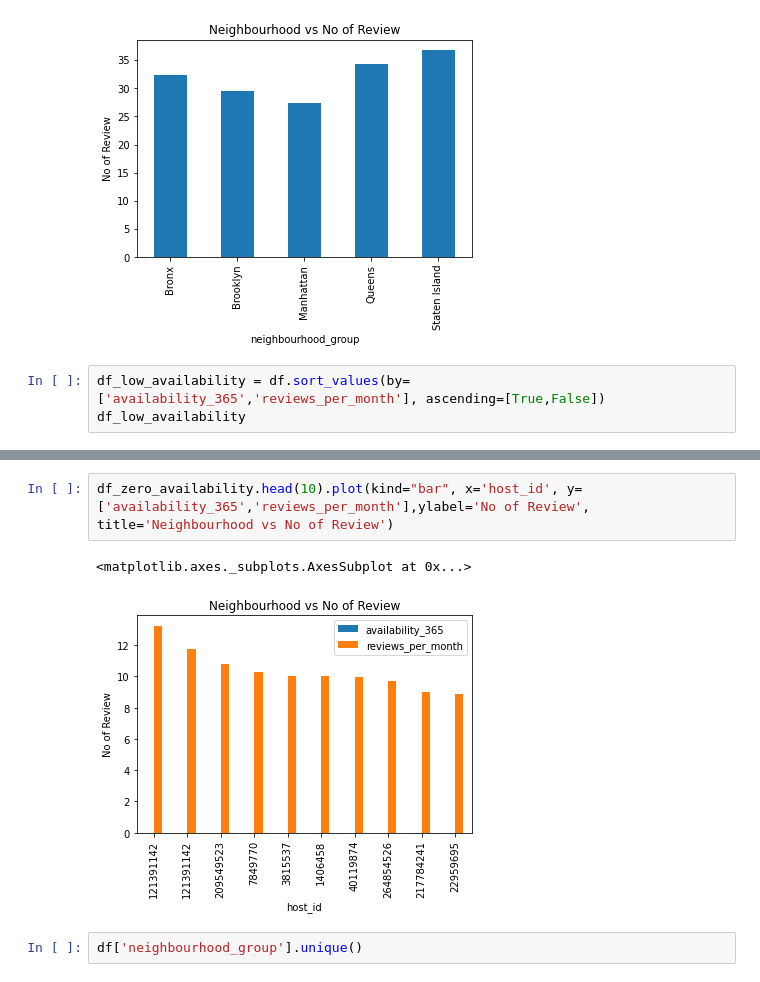
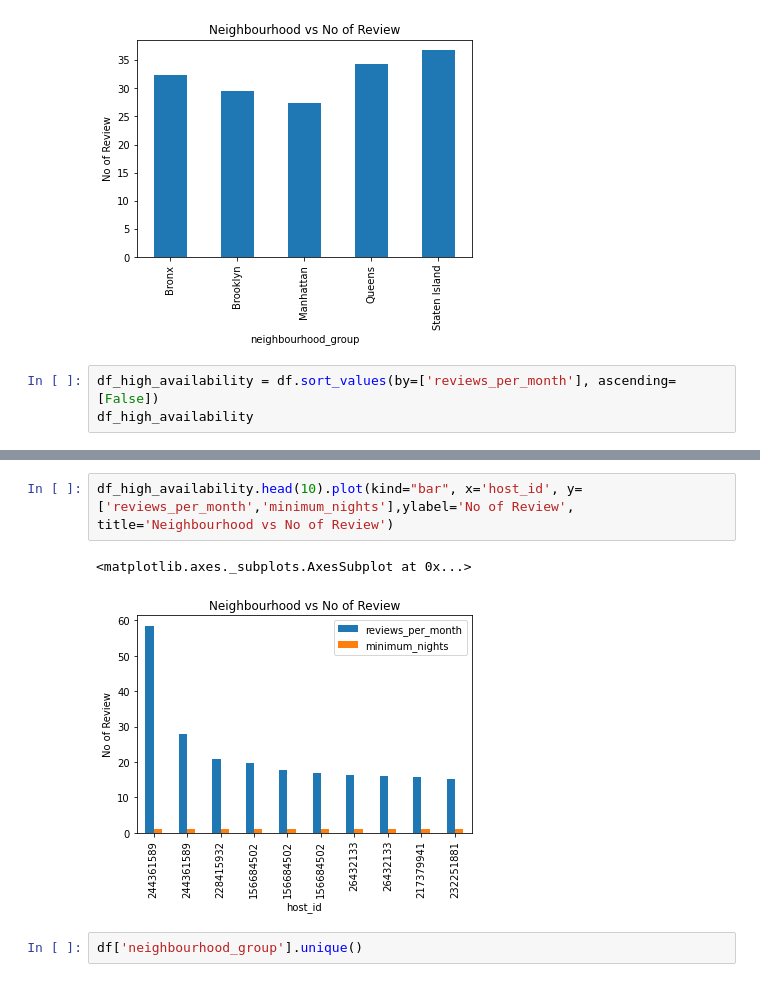
Before and after one commit to mkundhal/Airbnb-Bookings-Analysis---Capstone-Project, a Jupyter notebook: Mandeep_Airbnb_Bookings_Analysis_Capstone_Project.ipynb, the cells around one changed output, grey strips where cells are left out. Saved outputs shown, nothing was run; the diff lists cells and outputs as text.

```diff
--- a/Mandeep_Airbnb_Bookings_Analysis_Capstone_Project.ipynb
+++ b/Mandeep_Airbnb_Bookings_Analysis_Capstone_Project.ipynb
@@ -159,7 +294,7 @@ df.groupby(['neighbourhood_group']) ['number_of_reviews'].mean().plot(kind="bar"
 <matplotlib.axes._subplots.AxesSubplot at 0x...>
 [figure]
 # %%
-df_low_availability = df.sort_values(by=['availability_365','reviews_per_month'], ascending=[True,False])
-df_low_availability
+df_high_availability = df.sort_values(by=['reviews_per_month'], ascending=[False])
+df_high_availability
 # %% [output]
 |  | id | name | host_id | host_name | neighbourhood_group | neighbourhood | latitude | longitude | ... |
@@ -195,8 +313,8 @@ df_zero_availability
 # %%
-df_zero_availability.head(10).plot(kind="bar", x='host_id', y=['availability_365','reviews_per_month'],ylabel='No of Review', title='Neighbourhood vs No of Review')
+df_high_availability.head(10).plot(kind="bar", x='host_id', y=['reviews_per_month','minimum_nights'],ylabel='No of Review', title='Neighbourhood vs No of Review')
 # %% [output]
 <matplotlib.axes._subplots.AxesSubplot at 0x...>
-[figure, old version]
+[figure, new version]
 # %%
 df['neighbourhood_group'].unique()
 # %% [output]
```
Also changed, not shown: parts of 25 cells of this notebook.
